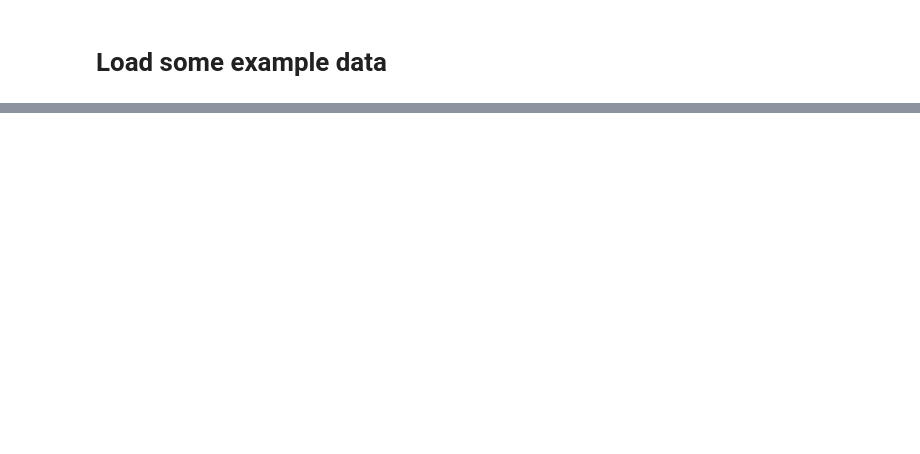
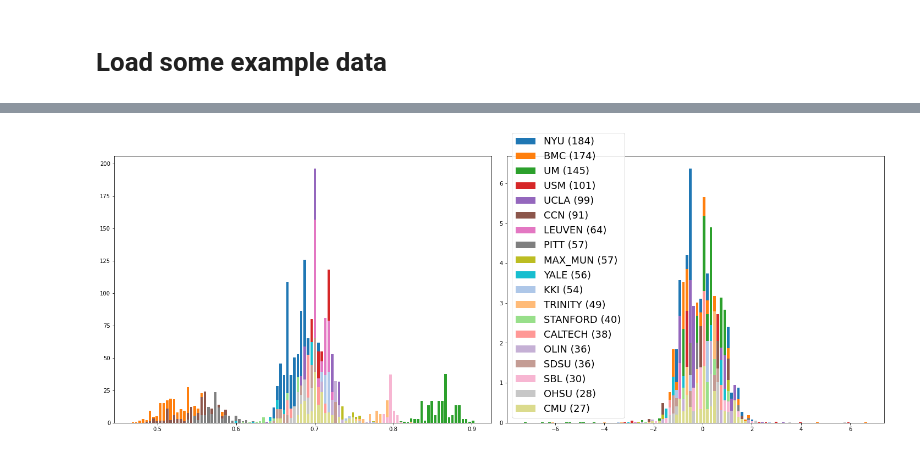
Before and after one commit to nipreps/mriqc-learn, a Jupyter notebook: docs/notebooks/Visualization.ipynb, the cells around one changed output, grey strips where cells are left out. Saved outputs shown, nothing was run; the diff lists cells and outputs as text; code cells hidden in the pictures; blank space fills up the shorter version.

```diff
--- a/docs/notebooks/Visualization.ipynb
+++ b/docs/notebooks/Visualization.ipynb
@@ -107,0 +46,4 @@ ax2.legend(prop={'size': 18});
+# %%
+metrics.plot_histogram(merged_x, scaled_x, metric="efc");
+# %% [output]
+[figure, added]
```
Also changed, not shown: parts of 12 cells of this notebook, 2 other files.
